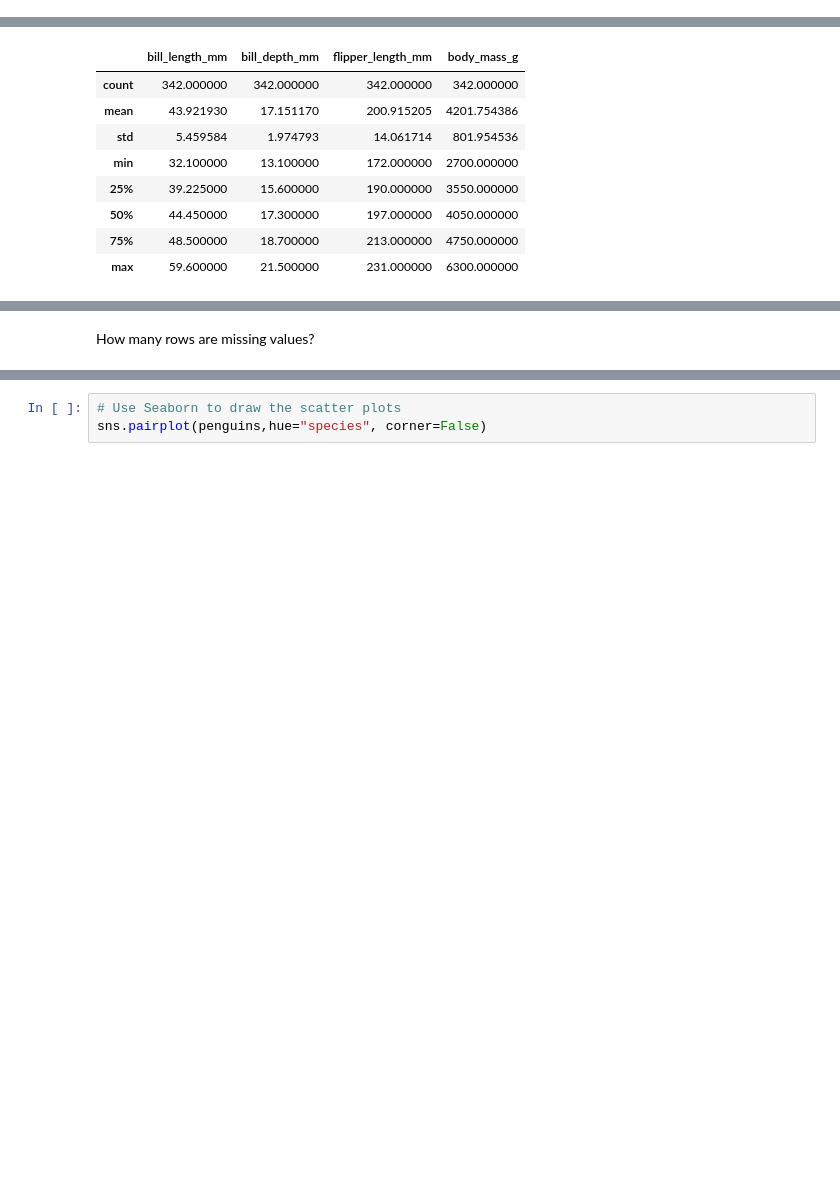
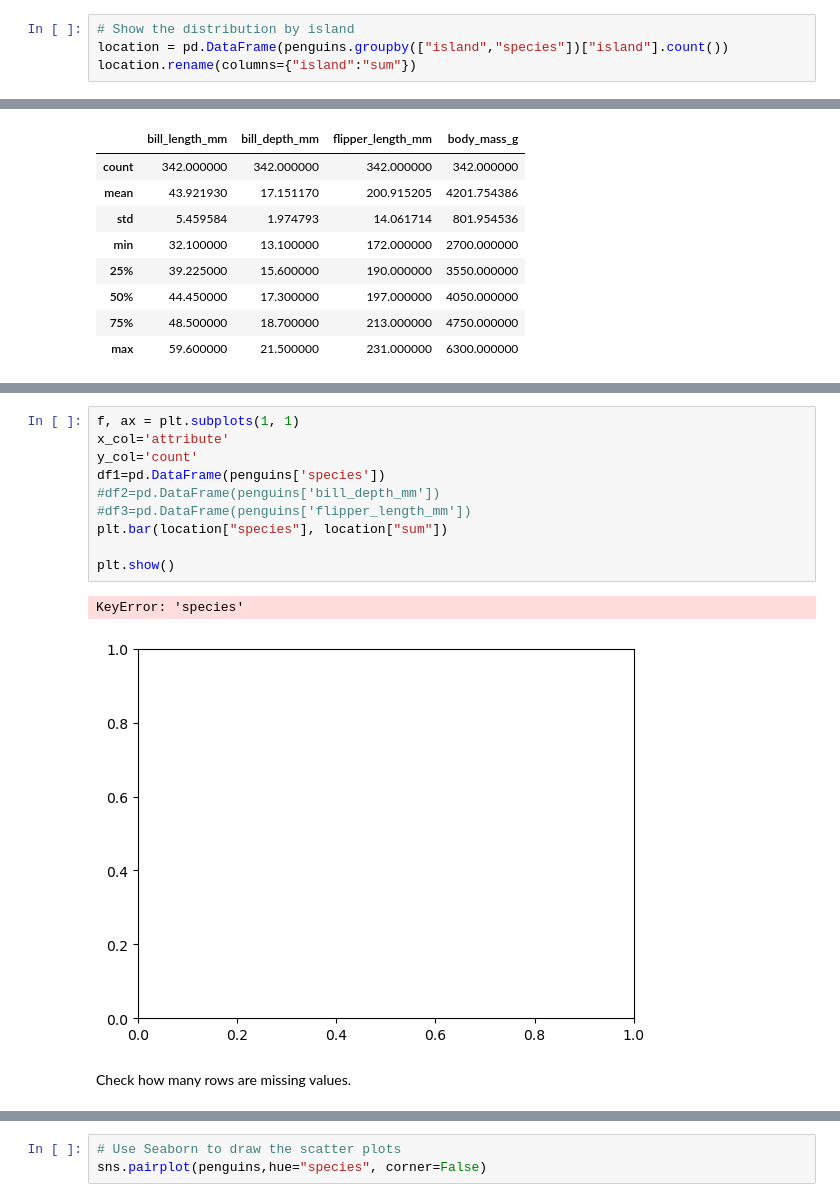
Before and after one commit to dvdgeroconnell/PODA-coursework, a Jupyter notebook: penguins.ipynb, the cells around one changed output, grey strips where cells are left out. Drawn from its saved outputs; the diff is of its cells as text; blank space fills up the shorter version.

```diff
--- a/penguins.ipynb
+++ b/penguins.ipynb
@@ -138,3 +151,7 @@ Adelie       152
 Gentoo       124
 Chinstrap     68
 Name: count, dtype: int64
+# %%
+# Show the distribution by island
+location = pd.DataFrame(penguins.groupby(["island","species"])["island"].count())
+location.rename(columns={"island":"sum"})
@@ -162,3 +218,16 @@ sns.kdeplot(penguins['flipper_length_mm'])
+# %%
+f, ax = plt.subplots(1, 1)
+x_col='attribute'
+y_col='count'
+df1=pd.DataFrame(penguins['species'])
+#df2=pd.DataFrame(penguins['bill_depth_mm'])
+#df3=pd.DataFrame(penguins['flipper_length_mm'])
+plt.bar(location["species"], location["sum"])
+
+plt.show()
+# %% [output]
+KeyError: 'species'
+[figure, added]
 # %% [markdown]
-How many rows are missing values?
+Check how many rows are missing values.
 # %%
```
Also changed, not shown: parts of 11 cells of this notebook.
